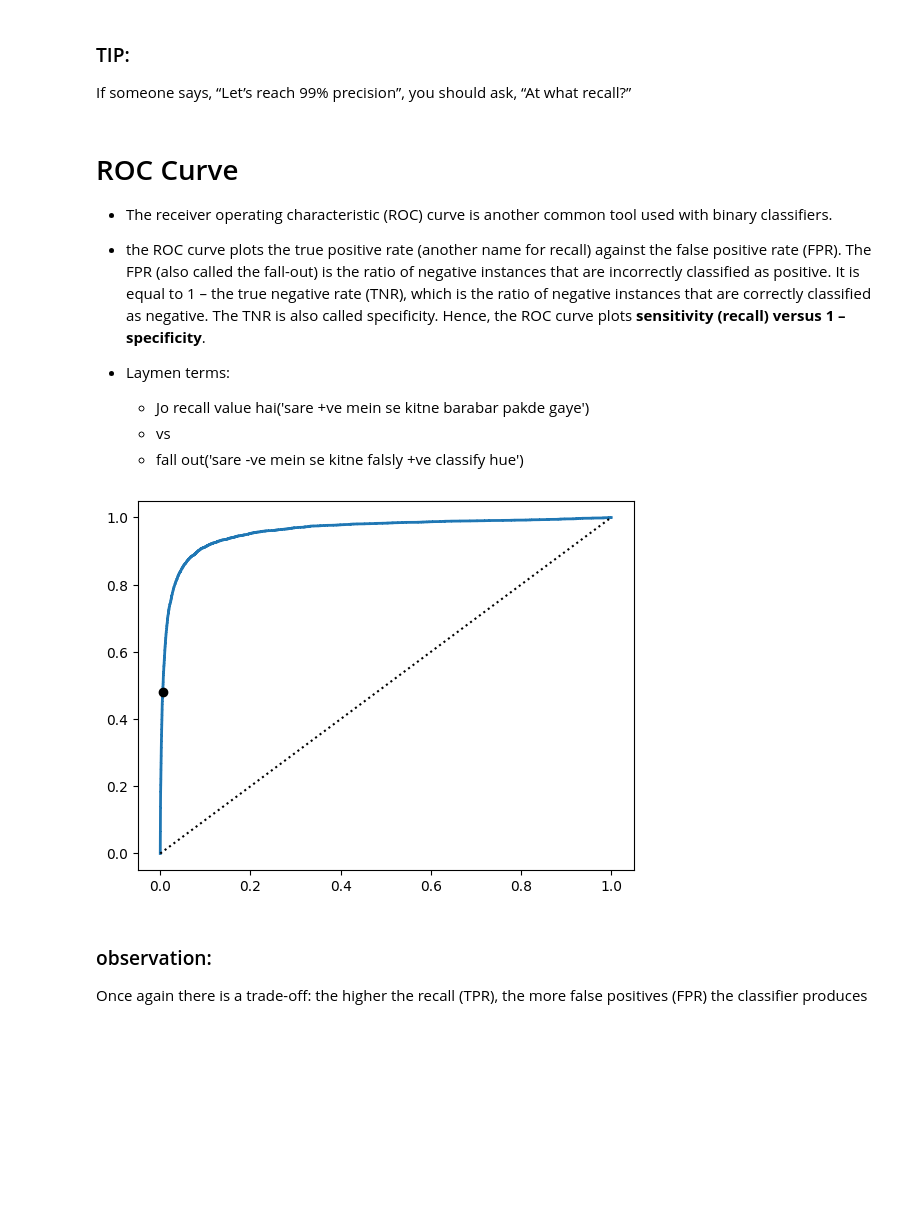
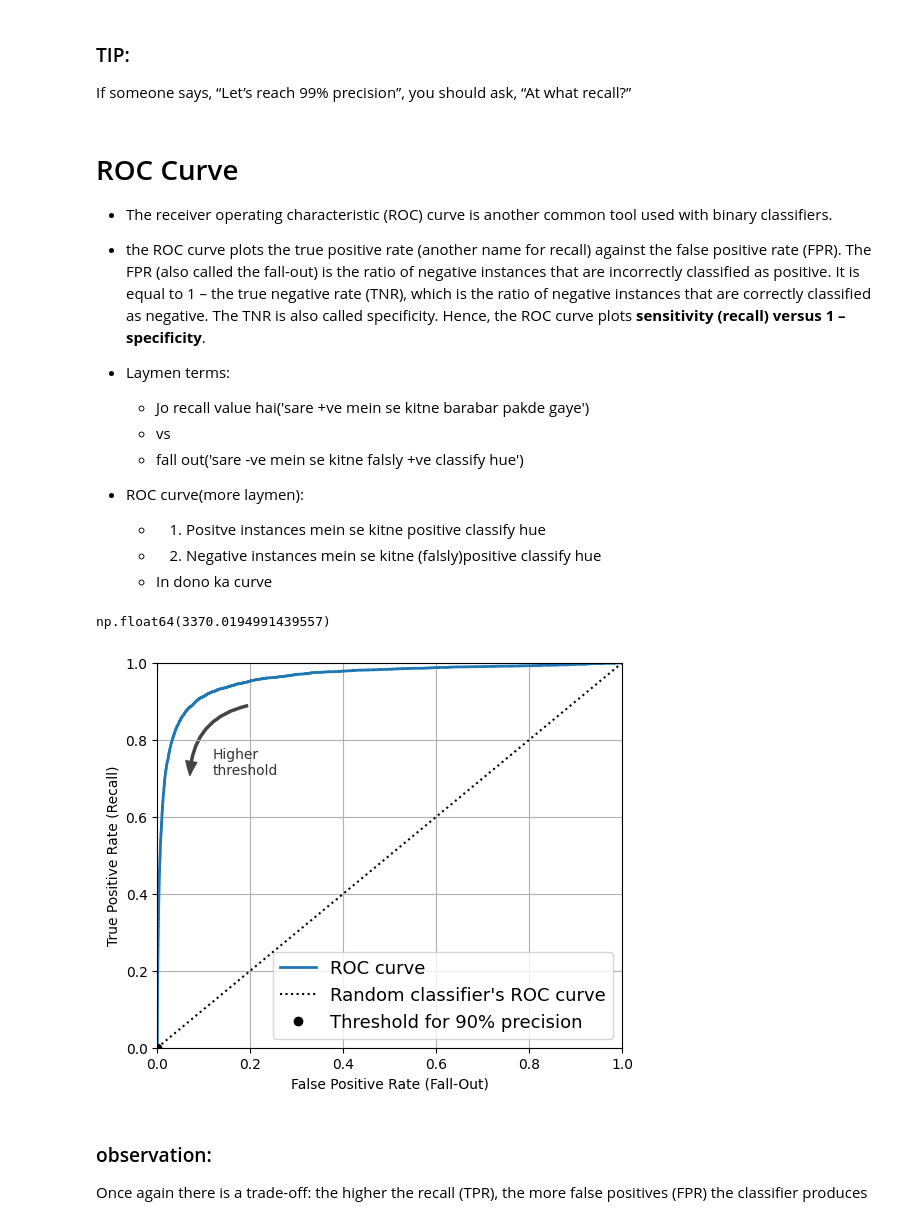
Before and after one commit to amannaik247/ML-Notes-HandsOnMLBook, a Jupyter notebook: handsonml-chapter3-mnist.ipynb, the cells around one changed output. Drawn from its saved outputs; the diff is of its cells as text; code cells hidden in the pictures; blank space fills up the shorter version.

```diff
--- a/handsonml-chapter3-mnist.ipynb
+++ b/handsonml-chapter3-mnist.ipynb
@@ -145,18 +145,50 @@ as negative. The TNR is also called specificity. Hence, the ROC curve plots
     - Jo recall value hai('sare +ve mein se kitne barabar pakde gaye')
     - vs
     - fall out('sare -ve mein se kitne falsly +ve classify hue')
+- ROC curve(more laymen):
+    - 1. Positve instances mein se kitne positive classify hue
+    - 2. Negative instances mein se kitne (falsly)positive classify hue
+    - In dono ka curve
 # %%
 from sklearn.metrics import roc_curve
 fpr, tpr, thresholds = roc_curve(y_train_5, y_scores)
+# %%
+from sklearn.metrics import precision_recall_curve
+
+precisions, recalls, thresholds = precision_recall_curve(y_train_5, y_scores)
+# %%
+idx_for_90_precision = (precisions >= 0.90).argmax()
+threshold_for_90_precision = thresholds[idx_for_90_precision]
+threshold_for_90_precision
+# %% [output]
+np.float64(3370.0194991439557)
 # %%
+import matplotlib.patches as patches
+
 idx_for_threshold_at_90 = (thresholds <= threshold_for_90_precision).argmax()
 tpr_90, fpr_90 = tpr[idx_for_threshold_at_90], fpr[idx_for_threshold_at_90]
+
+plt.figure(figsize=(6, 5))  # extra code – not needed, just formatting
 plt.plot(fpr, tpr, linewidth=2, label="ROC curve")
 plt.plot([0, 1], [0, 1], 'k:', label="Random classifier's ROC curve")
 plt.plot([fpr_90], [tpr_90], "ko", label="Threshold for 90% precision")
+
+# extra code – just beautifies Figure 3–7
+plt.gca().add_patch(patches.FancyArrowPatch(
+    (0.20, 0.89), (0.07, 0.70),
+    connectionstyle="arc3,rad=.4",
+    arrowstyle="Simple, tail_width=1.5, head_width=8, head_length=10",
+    color="#444444"))
+plt.text(0.12, 0.71, "Higher\nthreshold", color="#333333")
+plt.xlabel('False Positive Rate (Fall-Out)')
+plt.ylabel('True Positive Rate (Recall)')
+plt.grid()
+plt.axis([0, 1, 0, 1])
+plt.legend(loc="lower right", fontsize=13)
+
 plt.show()
 # %% [output]
-[figure, old version]
+[figure, new version]
 # %% [markdown]
 ### observation:
 Once again there is a trade-off: the higher the recall (TPR), the more false
```
Also changed, not shown: parts of 9 cells of this notebook.
